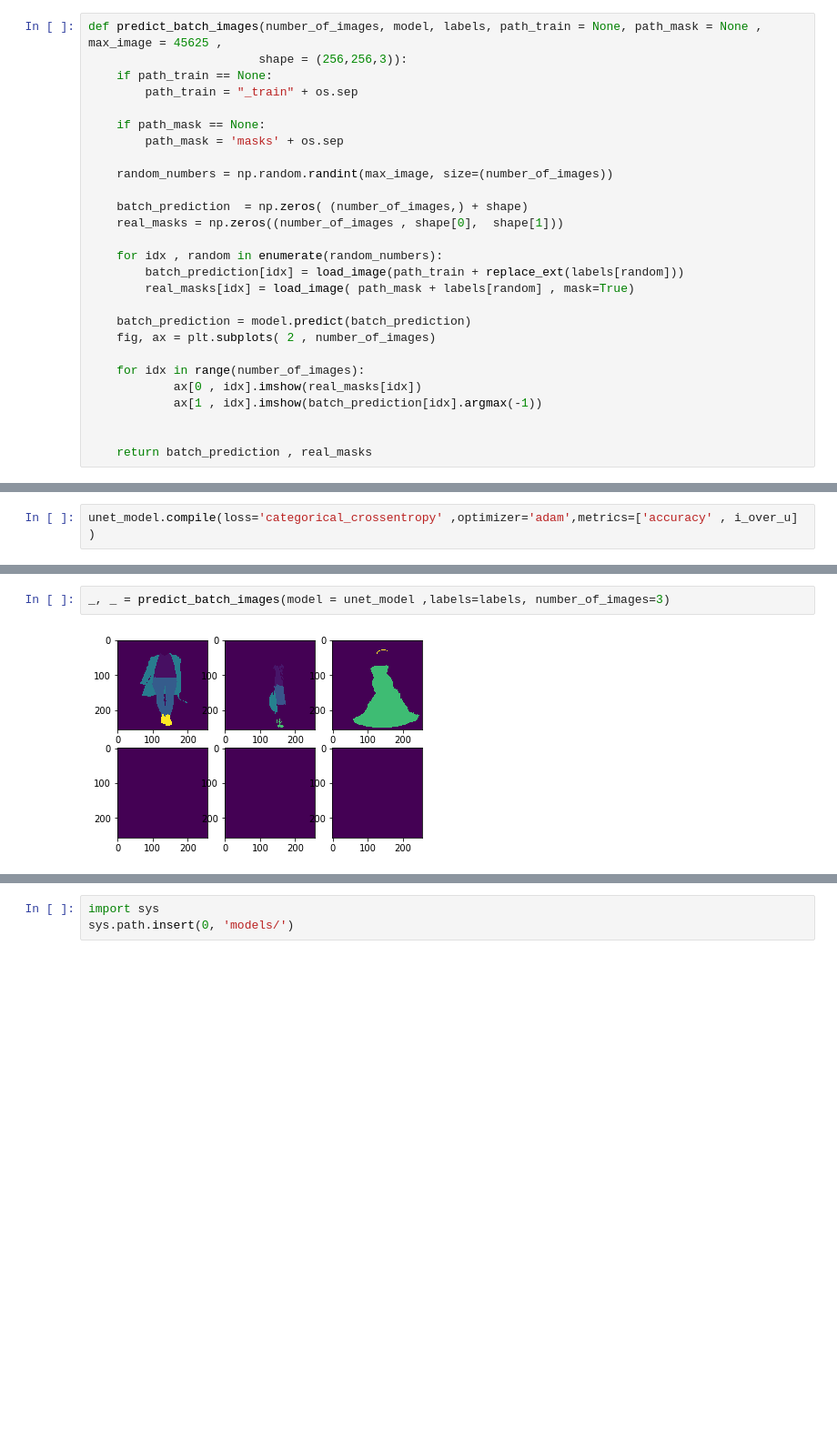
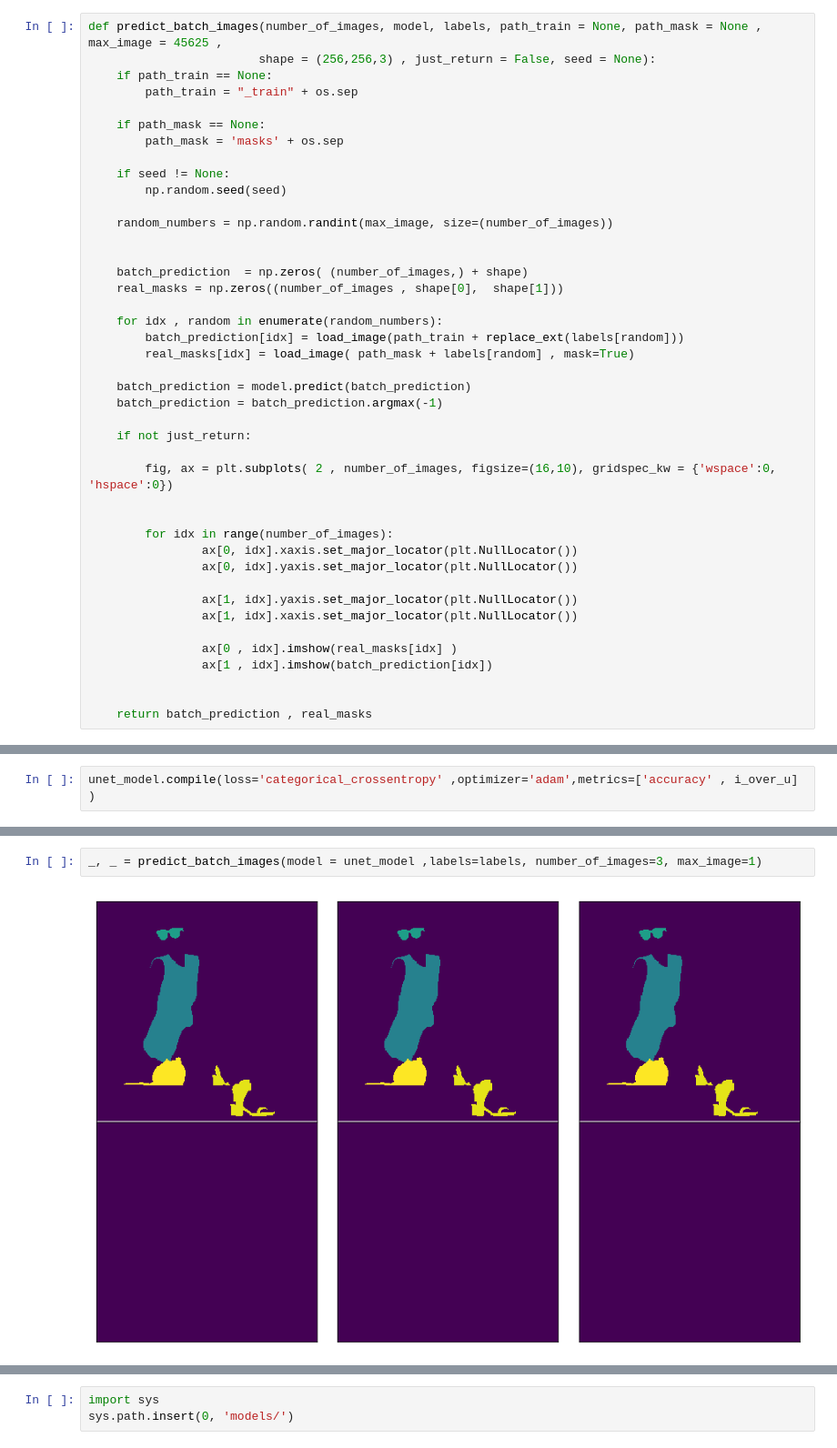
Before and after one commit to hasslercastro/fashion, a Jupyter notebook: Model.ipynb, the cells around one changed output, grey strips where cells are left out. Shown: that part at 91% size. Saved outputs shown, nothing was run; the diff lists cells and outputs as text; blank space fills up the shorter version.

Commit message:
Model notebook

```diff
--- a/Model.ipynb
+++ b/Model.ipynb
@@ -89,14 +81,18 @@ New step.....
 [figure]
 # %%
 def predict_batch_images(number_of_images, model, labels, path_train = None, path_mask = None , max_image = 45625 ,
-                        shape = (256,256,3)):
+                        shape = (256,256,3) , just_return = False, seed = None):
     if path_train == None:
         path_train = "_train" + os.sep
 
     if path_mask == None:
         path_mask = 'masks' + os.sep
 
+    if seed != None:
+        np.random.seed(seed)
+
     random_numbers = np.random.randint(max_image, size=(number_of_images))
+
 
     batch_prediction  = np.zeros( (number_of_images,) + shape)
     real_masks = np.zeros((number_of_images , shape[0],  shape[1]))
@@ -106,11 +102,22 @@ def predict_batch_images(number_of_images, model, labels, path_train = None, pat
         real_masks[idx] = load_image( path_mask + labels[random] , mask=True)
 
     batch_prediction = model.predict(batch_prediction)
-    fig, ax = plt.subplots( 2 , number_of_images)
+    batch_prediction = batch_prediction.argmax(-1)
 
-    for idx in range(number_of_images):
-            ax[0 , idx].imshow(real_masks[idx])
-            ax[1 , idx].imshow(batch_prediction[idx].argmax(-1))
+    if not just_return:
+
+        fig, ax = plt.subplots( 2 , number_of_images, figsize=(16,10), gridspec_kw = {'wspace':0, 'hspace':0})
+
+
+        for idx in range(number_of_images):
+                ax[0, idx].xaxis.set_major_locator(plt.NullLocator())
+                ax[0, idx].yaxis.set_major_locator(plt.NullLocator())
+
+                ax[1, idx].yaxis.set_major_locator(plt.NullLocator())
+                ax[1, idx].xaxis.set_major_locator(plt.NullLocator())
+
+                ax[0 , idx].imshow(real_masks[idx] )
+                ax[1 , idx].imshow(batch_prediction[idx])
 
 
     return batch_prediction , real_masks
@@ -226,4 +216,4 @@ draw_results(history)
 # %%
-_, _ = predict_batch_images(model = unet_model ,labels=labels, number_of_images=3)
+_, _ = predict_batch_images(model = unet_model ,labels=labels, number_of_images=3, max_image=1)
 # %% [output]
-[figure, old version]
+[figure, new version]
```
Also changed, not shown: parts of 35 cells of this notebook.
